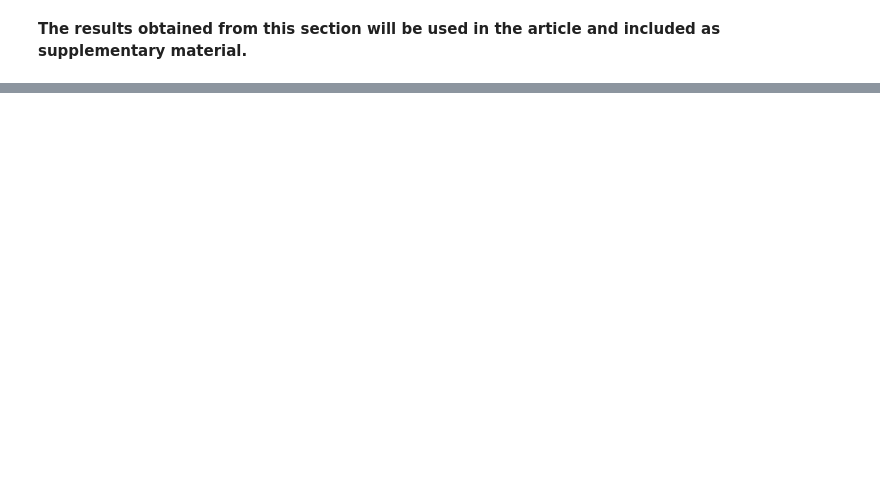
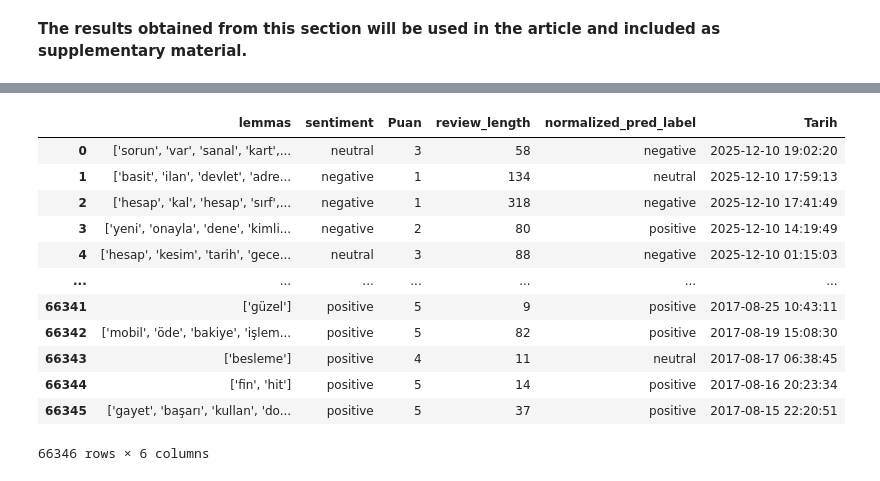
Before and after one commit to enisba/paycell-review-analysis, a Jupyter notebook: Notebooks/04_visualization.ipynb, the cells around one changed output, grey strips where cells are left out. Saved outputs shown, nothing was run; the diff lists cells and outputs as text; code cells hidden in the pictures; blank space fills up the shorter version.

```diff
--- a/Notebooks/04_visualization.ipynb
+++ b/Notebooks/04_visualization.ipynb
@@ -745,0 +772,16 @@ plt.show()
+# %%
+df
+# %% [output]
+|  | lemmas | sentiment | Puan | review_length | normalized_pred_label | Tarih |
+| 0 | ['sorun', 'var', 'sanal', 'kart',... | neutral | 3 | 58 | negative | 2025-12-10 19:02:20 |
+| 1 | ['basit', 'ilan', 'devlet', 'adre... | negative | 1 | 134 | neutral | 2025-12-10 17:59:13 |
+| 2 | ['hesap', 'kal', 'hesap', 'sırf',... | negative | 1 | 318 | negative | 2025-12-10 17:41:49 |
+| 3 | ['yeni', 'onayla', 'dene', 'kimli... | negative | 2 | 80 | positive | 2025-12-10 14:19:49 |
+| 4 | ['hesap', 'kesim', 'tarih', 'gece... | neutral | 3 | 88 | negative | 2025-12-10 01:15:03 |
+| ... | ... | ... | ... | ... | ... | ... |
+| 66341 | ['güzel'] | positive | 5 | 9 | positive | 2017-08-25 10:43:11 |
+| 66342 | ['mobil', 'öde', 'bakiye', 'işlem... | positive | 5 | 82 | positive | 2017-08-19 15:08:30 |
+| 66343 | ['besleme'] | positive | 4 | 11 | neutral | 2017-08-17 06:38:45 |
+| 66344 | ['fin', 'hit'] | positive | 5 | 14 | positive | 2017-08-16 20:23:34 |
+| 66345 | ['gayet', 'başarı', 'kullan', 'do... | positive | 5 | 37 | positive | 2017-08-15 22:20:51 |
+66346 rows × 6 columns
```
Also changed, not shown: parts of 26 cells of this notebook.
